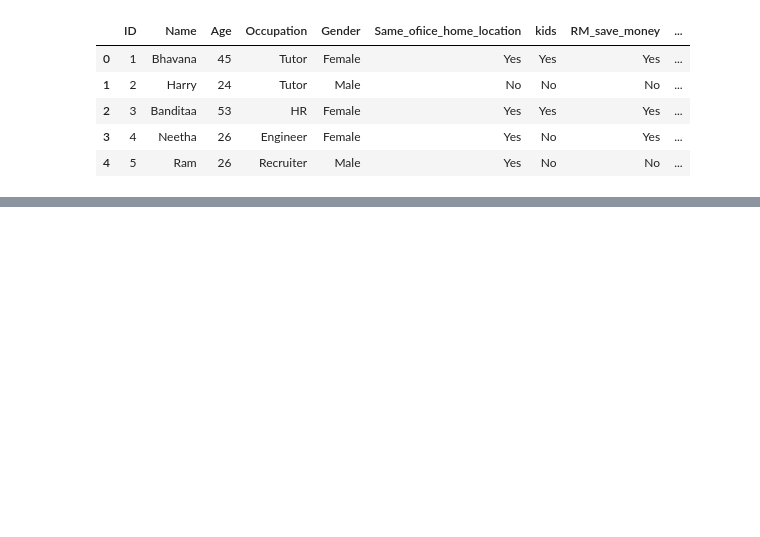
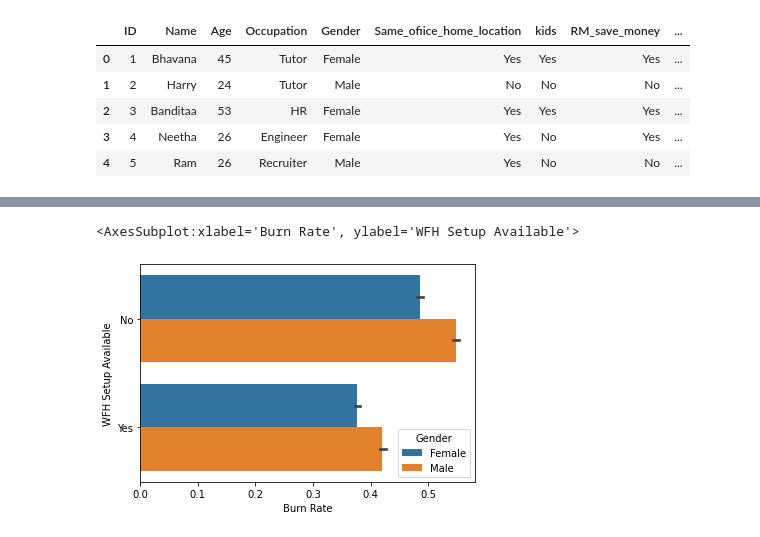
Before and after one commit to EsmaAbraham/UCDPA_Esma, a Jupyter notebook: Project - WIP.ipynb, the cells around one changed output, grey strips where cells are left out. Saved outputs shown, nothing was run; the diff lists cells and outputs as text; code cells hidden in the pictures; blank space fills up the shorter version.

```diff
--- a/Project - WIP.ipynb
+++ b/Project - WIP.ipynb
@@ -73,0 +289,6 @@ Data columns (total 19 columns):
+# %%
+#plot showing the burn rate by gender and whether WFH setup is available.
+sns.barplot(data=data2, y='WFH Setup Available', x='Burn Rate', hue='Gender')
+# %% [output]
+<AxesSubplot:xlabel='Burn Rate', ylabel='WFH Setup Available'>
+[figure, added]
```
Also changed, not shown: parts of 30 cells of this notebook, 3 other files.
